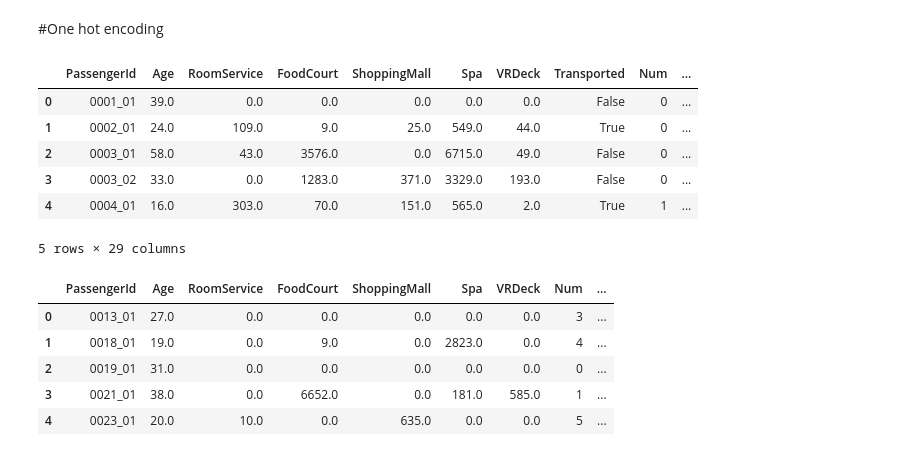
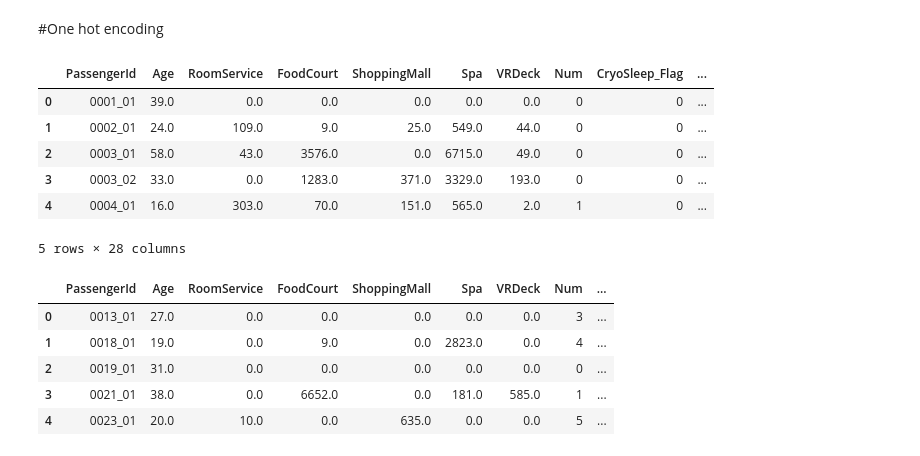
Before and after one commit to ResearchMethodsGroupAssignment/Kaggle_Challenge_Team2, a Jupyter notebook: Kaggle_team2_Titanic.ipynb, the cells around one changed output. Cells and saved outputs as stored; diff of their text form; code cells hidden in the pictures.

```diff
--- a/Kaggle_team2_Titanic.ipynb
+++ b/Kaggle_team2_Titanic.ipynb
@@ -363,0 +314,26 @@ test = test.drop(columns=['Cabin','Name'])
+# %%
+#FEATURE ENGINEERING
+
+# Creating a new binary feature for CryoSleep based on its distribution with respect to the target
+train_data['CryoSleep_Flag'] = (train_data['CryoSleep'] == True).astype(int)
+test_data['CryoSleep_Flag'] = (test_data['CryoSleep'] == True).astype(int)
+
+# Creating a new feature TotalSpent as the sum of all amenities expenditures
+amenities = ['RoomService', 'FoodCourt', 'ShoppingMall', 'Spa', 'VRDeck']
+train_data['TotalSpent'] = train_data[amenities].sum(axis=1)
+test_data['TotalSpent'] = test_data[amenities].sum(axis=1)
+
+# Creating a binary feature for passengers not using any amenities
+train_data['NoAmenitiesUsed'] = (train_data[amenities] == 0).all(axis=1).astype(int)
+test_data['NoAmenitiesUsed'] = (test_data[amenities] == 0).all(axis=1).astype(int)
+
+# Creating a binary feature for VIP status
+train_data['VIP_Flag'] = (train_data['VIP'] == True).astype(int)
+test_data['VIP_Flag'] = (test_data['VIP'] == True).astype(int)
+
+train_data['GroupSize'] = train_data['PassengerId'].str.split('_', expand=True)[1].astype(int)
+test_data['GroupSize'] = test_data['PassengerId'].str.split('_', expand=True)[1].astype(int)
+
+# creating interaction terms between earth and age
+train_data['IsChildOnEarth'] = ((train_data['Age'] <= 12) & (train_data['HomePlanet'] == 'Earth')).astype(int)
+test_data['IsChildOnEarth'] = ((test_data['Age'] <= 12) & (test_data['HomePlanet'] == 'Earth')).astype(int)
@@ -373,13 +361,21 @@ test_data_encoded = pd.get_dummies(test, columns=categorical_columns)
-# %%
-train_data_encoded.head()
-# %% [output]
-|  | PassengerId | Age | RoomService | FoodCourt | ShoppingMall | Spa | VRDeck | Transported | Num | ... |
-| 0 | 0001_01 | 39.0 | 0.0 | 0.0 | 0.0 | 0.0 | 0.0 | False | 0 | ... |
-| 1 | 0002_01 | 24.0 | 109.0 | 9.0 | 25.0 | 549.0 | 44.0 | True | 0 | ... |
-| 2 | 0003_01 | 58.0 | 43.0 | 3576.0 | 0.0 | 6715.0 | 49.0 | False | 0 | ... |
-| 3 | 0003_02 | 33.0 | 0.0 | 1283.0 | 371.0 | 3329.0 | 193.0 | False | 0 | ... |
-| 4 | 0004_01 | 16.0 | 303.0 | 70.0 | 151.0 | 565.0 | 2.0 | True | 1 | ... |
-5 rows × 29 columns
+# %%
+# Using get_dummies for one-hot encoding
+# List of columns you intend to one-hot encode
+columns_to_encode = ['HomePlanet', 'CryoSleep', 'Destination', 'VIP', 'AgeGroup', 'Deck', 'Side']
+
+columns_to_encode = [col for col in columns_to_encode if col in train_data.columns]
+
+train_data = pd.get_dummies(train_data, columns=columns_to_encode, drop_first=True)
+train_data = train_data.drop('Transported', axis=1)
+train_data.head()
+# %% [output]
+|  | PassengerId | Age | RoomService | FoodCourt | ShoppingMall | Spa | VRDeck | Num | CryoSleep_Flag | ... |
+| 0 | 0001_01 | 39.0 | 0.0 | 0.0 | 0.0 | 0.0 | 0.0 | 0 | 0 | ... |
+| 1 | 0002_01 | 24.0 | 109.0 | 9.0 | 25.0 | 549.0 | 44.0 | 0 | 0 | ... |
+| 2 | 0003_01 | 58.0 | 43.0 | 3576.0 | 0.0 | 6715.0 | 49.0 | 0 | 0 | ... |
+| 3 | 0003_02 | 33.0 | 0.0 | 1283.0 | 371.0 | 3329.0 | 193.0 | 0 | 0 | ... |
+| 4 | 0004_01 | 16.0 | 303.0 | 70.0 | 151.0 | 565.0 | 2.0 | 1 | 0 | ... |
+5 rows × 28 columns
 # %%
 test_data_encoded.head()
 # %% [output]
```
Also changed, not shown: parts of 10 cells of this notebook.
